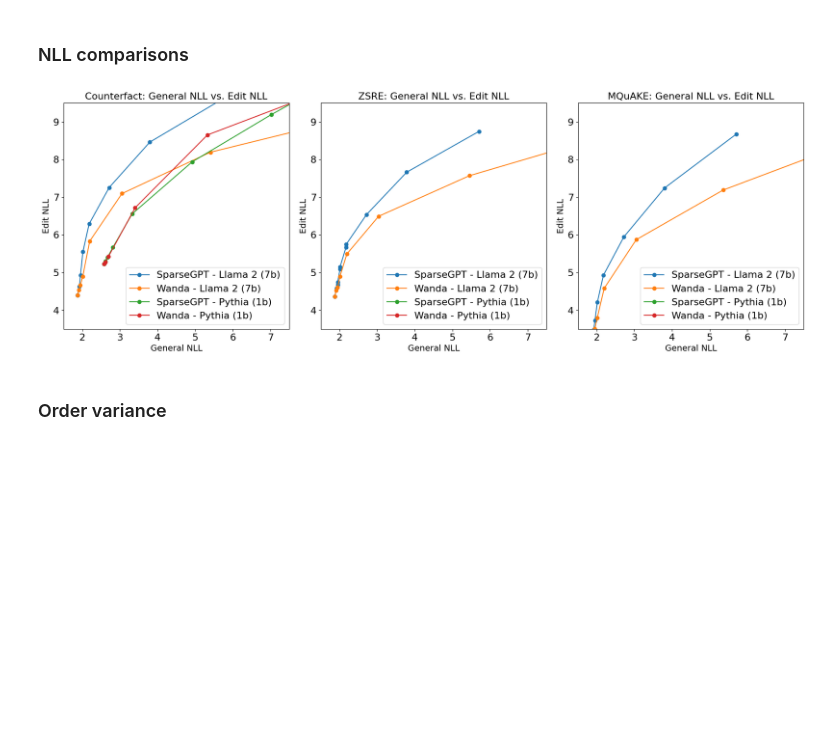
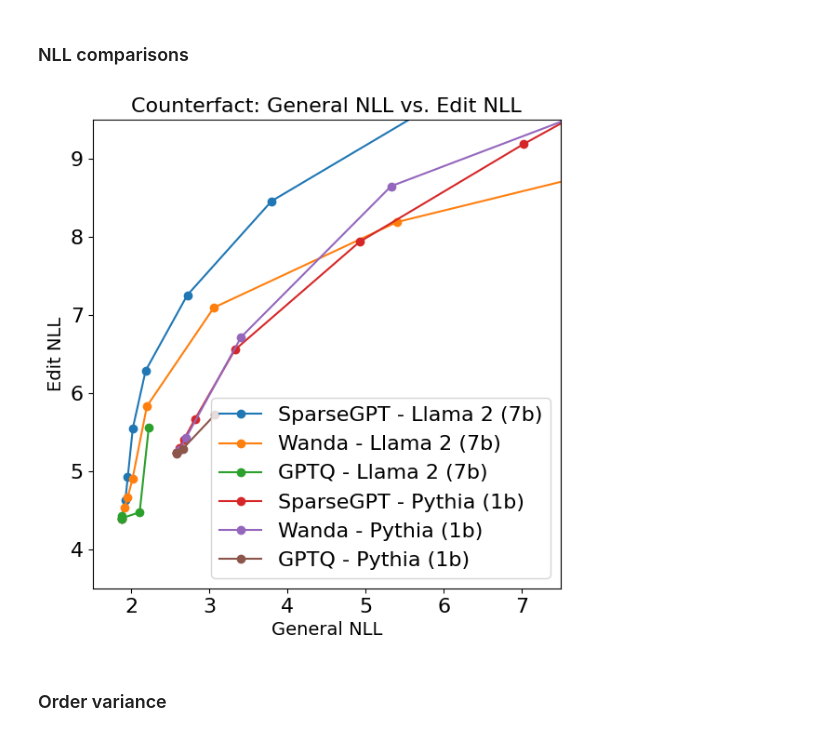
Before and after one commit to hartvigsen-group/composable-interventions, a Jupyter notebook: notebooks/graphs.ipynb, the cells around one changed output. Drawn from its saved outputs; the diff is of its cells as text; code cells hidden in the pictures; blank space fills up the shorter version.

Commit message:
Update figures

```diff
--- a/notebooks/graphs.ipynb
+++ b/notebooks/graphs.ipynb
@@ -77,6 +77,7 @@ def process_data(new_file_path, previous_df=None):
 unedited_counterfact = process_data('data/counterfact/none.csv')
 unedited_counterfact = process_data('data/counterfact/noedit_compress.csv', unedited_counterfact)
 unedited_counterfact = process_data('data/counterfact/noedit_compress_extra.csv', unedited_counterfact)
+unedited_counterfact = process_data('data/counterfact/W3_GPTQ.csv', unedited_counterfact)
 unedited_counterfact = process_data('data/counterfact/W4_GPTQ.csv', unedited_counterfact)
 unedited_counterfact = process_data('data/counterfact/W8_GPTQ.csv', unedited_counterfact)
 unedited_counterfact = process_data('data/counterfact/W4_AWQ.csv', unedited_counterfact)
@@ -86,13 +87,14 @@ edited_counterfact = process_data('data/counterfact/memit.csv')
 edited_counterfact = process_data('data/counterfact/edit_compress.csv', edited_counterfact)
 edited_counterfact = process_data('data/counterfact/edit_compress_extra.csv', edited_counterfact)
 edited_counterfact = process_data('data/counterfact/W4_Edits_GPTQ.csv', edited_counterfact)
+edited_counterfact = process_data('data/counterfact/W3_Edit_GPTQ.csv', edited_counterfact)
 edited_counterfact = process_data('data/counterfact/W8_Edits_GPTQ.csv', edited_counterfact)
 edited_counterfact = process_data('data/counterfact/W4_Edits_AWQ.csv', edited_counterfact)
 
 # Compress First
 compfirst_counterfact = process_data('data/counterfact/memit.csv')
 compfirst_counterfact = process_data('data/counterfact/compress_first.csv', compfirst_counterfact)
-compfirst_counterfact = process_data('data/counterfact/W3_GPTQ_Edits_GPTQ.csv', compfirst_counterfact)
+compfirst_counterfact = process_data('data/counterfact/W3_GPTQ_Edit_GPTQ.csv', compfirst_counterfact)
 compfirst_counterfact = process_data('data/counterfact/W4_GPTQ_Edits_GPTQ.csv', compfirst_counterfact)
 compfirst_counterfact = process_data('data/counterfact/W8_GPTQ_Edits_GPTQ.csv', compfirst_counterfact)
 
@@ -423,36 +425,36 @@ def create_ppl_vs_edit_ppl_plots(dfs, titles, included_models, included_methods)
                     baseline_row = df_filtered[(df_filtered['model'] == model) &
                                                ~df_filtered['compress']]
                     model_method_data = pd.concat([baseline_row, model_method_data])
 
                     # Sort by PPL_mean
                     model_method_data_sorted = model_method_data.sort_values(by='PPL_mean')
 
                     ax.errorbar(np.log(model_method_data_sorted['PPL_mean']),
                                 np.log(model_method_data_sorted['PPl edits unmasked_mean']),
                                 fmt='o-', label=f'{method} - {model}', capsize=5)
 
         ax.set_xlabel('General NLL')
         ax.set_ylabel('Edit NLL')
         ax.set_title(f'{titles[i]}: General NLL vs. Edit NLL')
         ax.legend()
         ax.grid(False)
 
         ax.axis('square')
         ax.set_ylim(3.5, 9.5)
         ax.set_xlim(1.5, 7.5)
         ax.plot()
     plt.tight_layout()
     plt.savefig('figures/NLL.pdf', format='pdf', dpi=300)  # Save as PDF
     plt.show()
 
 # Example usage
 included_models = ['Llama 2 (7b)', 'Pythia (1b)']
-included_methods = ['SparseGPT', 'Wanda']  # Replace with the methods you want to include
-dfs = [edited_counterfact, edited_zsre, edited_mq]
+included_methods = ['SparseGPT', 'Wanda', 'GPTQ']  # Replace with the methods you want to include
+dfs = [edited_counterfact] #, edited_zsre, edited_mq]
 titles = ["Counterfact", "ZSRE", "MQuAKE"]
 create_ppl_vs_edit_ppl_plots(dfs, titles, included_models, included_methods)
 # %% [output]
-[figure, old version]
+[figure, new version]
 # %% [markdown]
 ### Order variance
 # %%
```
Also changed, not shown: parts of 4 cells of this notebook, 1 other file.
